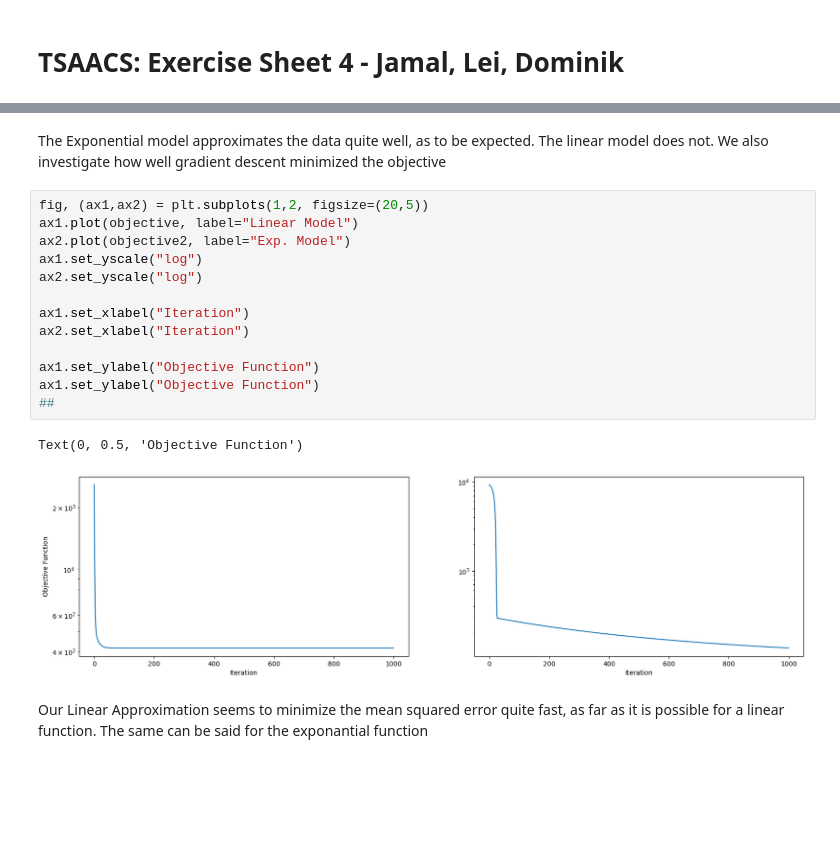
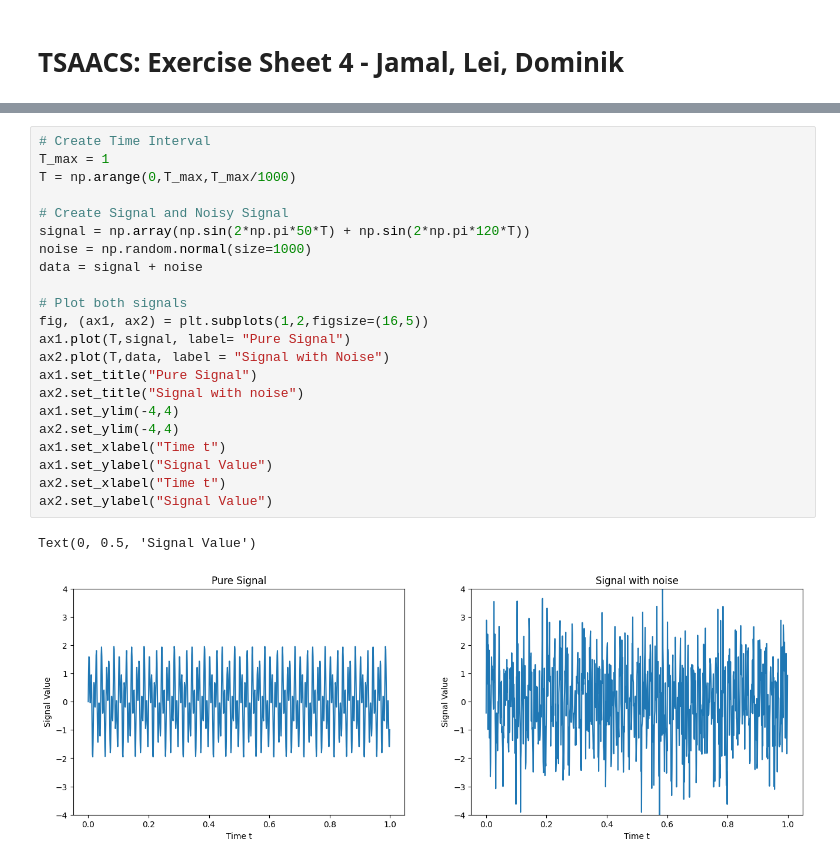
Before and after one commit to mayerdominik/time_series_analysis, a Jupyter notebook: TSAACS - Exercise Sheet 4.ipynb, the cells around one changed output, grey strips where cells are left out. Saved outputs shown, nothing was run; the diff lists cells and outputs as text; blank space fills up the shorter version.

```diff
--- a/TSAACS - Exercise Sheet 4.ipynb
+++ b/TSAACS - Exercise Sheet 4.ipynb
@@ -194,20 +10,25 @@ plt.legend()
-# %% [markdown]
-The Exponential model approximates the data quite well, as to be expected. The linear model does not. We also investigate how well gradient descent minimized the objective
-# %%
-fig, (ax1,ax2) = plt.subplots(1,2, figsize=(20,5))
-ax1.plot(objective, label="Linear Model")
-ax2.plot(objective2, label="Exp. Model")
-ax1.set_yscale("log")
-ax2.set_yscale("log")
-
-ax1.set_xlabel("Iteration")
-ax2.set_xlabel("Iteration")
-
-ax1.set_ylabel("Objective Function")
-ax1.set_ylabel("Objective Function")
-##
-# %% [output]
-Text(0, 0.5, 'Objective Function')
-[figure, removed]
-# %% [markdown]
-Our Linear Approximation seems to minimize the mean squared error quite fast, as far as it is possible for a linear function. The same can be said for the exponantial function
+# %%
+# Create Time Interval
+T_max = 1
+T = np.arange(0,T_max,T_max/1000)
+
+# Create Signal and Noisy Signal
+signal = np.array(np.sin(2*np.pi*50*T) + np.sin(2*np.pi*120*T))
+noise = np.random.normal(size=1000)
+data = signal + noise
+
+# Plot both signals
+fig, (ax1, ax2) = plt.subplots(1,2,figsize=(16,5))
+ax1.plot(T,signal, label= "Pure Signal")
+ax2.plot(T,data, label = "Signal with Noise")
+ax1.set_title("Pure Signal")
+ax2.set_title("Signal with noise")
+ax1.set_ylim(-4,4)
+ax2.set_ylim(-4,4)
+ax1.set_xlabel("Time t")
+ax1.set_ylabel("Signal Value")
+ax2.set_xlabel("Time t")
+ax2.set_ylabel("Signal Value")
+# %% [output]
+Text(0, 0.5, 'Signal Value')
+[figure, added]
```
Also changed, not shown: parts of 17 cells of this notebook, 2 other files.
